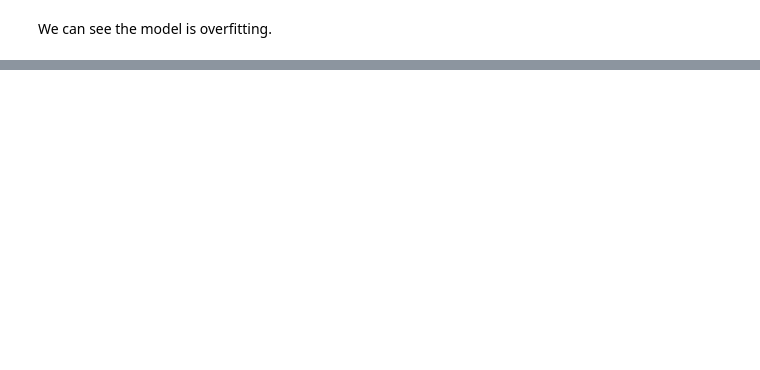
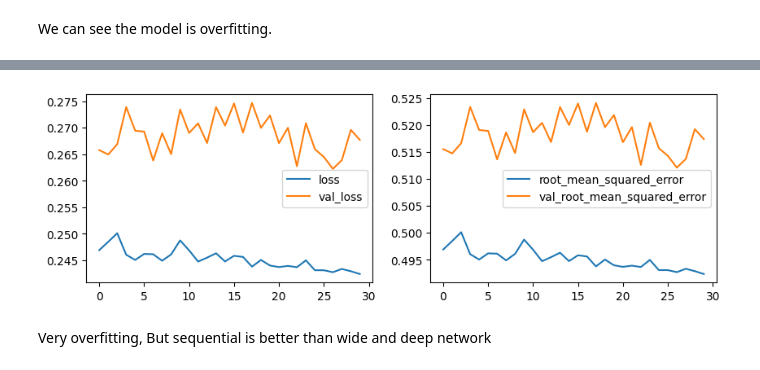
Before and after one commit to umais2005/DeepLearning, a Jupyter notebook: Keras_Basic.ipynb, the cells around one changed output, grey strips where cells are left out. Cells and saved outputs as stored; diff of their text form; code cells hidden in the pictures; blank space fills up the shorter version.

```diff
--- a/Keras_Basic.ipynb
+++ b/Keras_Basic.ipynb
@@ -86,0 +192,9 @@ We can see the model is overfitting.
+# %%
+tf.keras.backend.clear_session()
+norm_layer = tf.keras.layers.Normalization(input_shape=(8,))
+model = tf.keras.Sequential([
+    norm_layer,
+    tf.keras.layers.Dense(30, activation='relu'),
+    tf.keras.layers.Dense(30, activation='relu'),
+    tf.keras.layers.Dense(1)
+])
@@ -86,0 +222,4 @@ We can see the model is overfitting.
+# %%
+norm_layer.adapt(X_train)
+model.compile(optimizer=tf.keras.optimizers.Adam(learning_rate=0.001),loss='mse', metrics=['RootMeanSquaredError'])
+model.fit(X_train, y_train, epochs=30, batch_size=64,validation_data=(X_valid, y_valid) )
@@ -86,0 +245,6 @@ We can see the model is overfitting.
+# %%
+plot_metrics(model)
+# %% [output]
+[figure, added]
+# %% [markdown]
+Very overfitting, But sequential is better than wide and deep network
```
Also changed, not shown: parts of 25 cells of this notebook.
